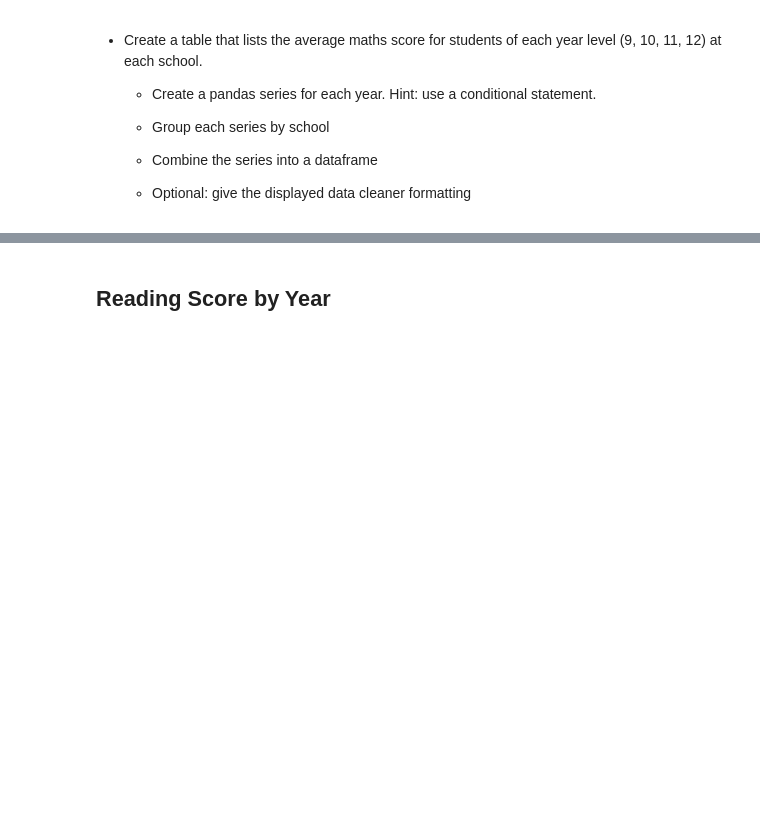
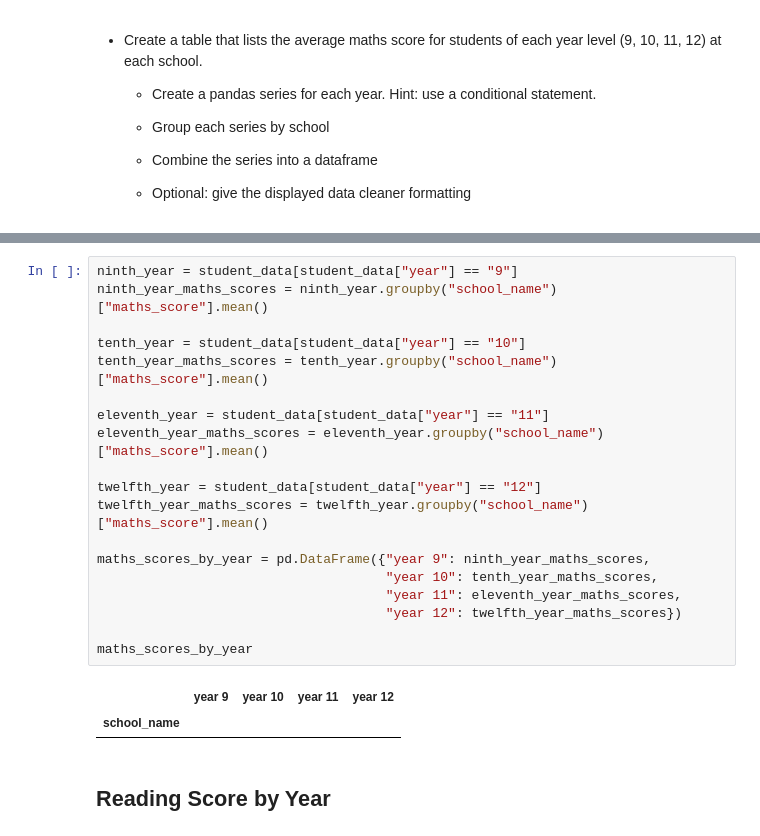
Before and after one commit to Kongfufack/pandas-challenge, a Jupyter notebook: PyCitySchools/PyCitySchools_starter.ipynb, the cells around one changed output, grey strips where cells are left out. Saved outputs shown, nothing was run; the diff lists cells and outputs as text; blank space fills up the shorter version.

```diff
--- a/PyCitySchools/PyCitySchools_starter.ipynb
+++ b/PyCitySchools/PyCitySchools_starter.ipynb
@@ -190,3 +187,25 @@ worst_performing_schools.head(5)
+# %%
+ninth_year = student_data[student_data["year"] == "9"]
+ninth_year_maths_scores = ninth_year.groupby("school_name")["maths_score"].mean()
+
+tenth_year = student_data[student_data["year"] == "10"]
+tenth_year_maths_scores = tenth_year.groupby("school_name")["maths_score"].mean()
+
+eleventh_year = student_data[student_data["year"] == "11"]
+eleventh_year_maths_scores = eleventh_year.groupby("school_name")["maths_score"].mean()
+
+twelfth_year = student_data[student_data["year"] == "12"]
+twelfth_year_maths_scores = twelfth_year.groupby("school_name")["maths_score"].mean()
+
+maths_scores_by_year = pd.DataFrame({"year 9": ninth_year_maths_scores,
+                                     "year 10": tenth_year_maths_scores,
+                                     "year 11": eleventh_year_maths_scores,
+                                     "year 12": twelfth_year_maths_scores})
+
+maths_scores_by_year
+# %% [output]
+|  | year 9 | year 10 | year 11 | year 12 |
+| school_name |  |  |  |  |
 # %% [markdown]
 ## Reading Score by Year
 # %% [markdown]
```
Also changed, not shown: parts of 2 cells of this notebook.
